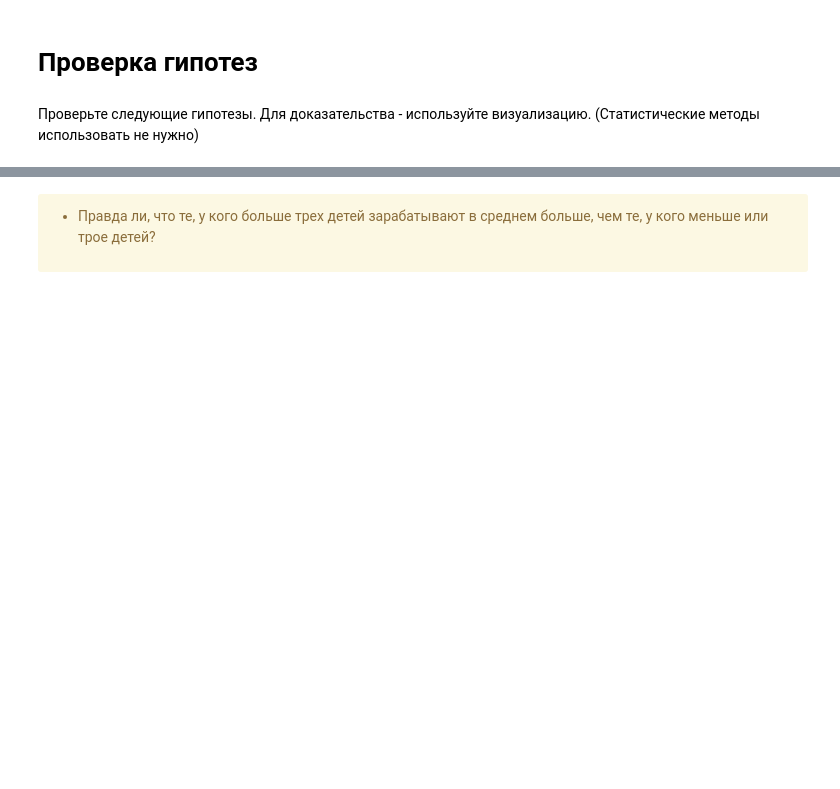
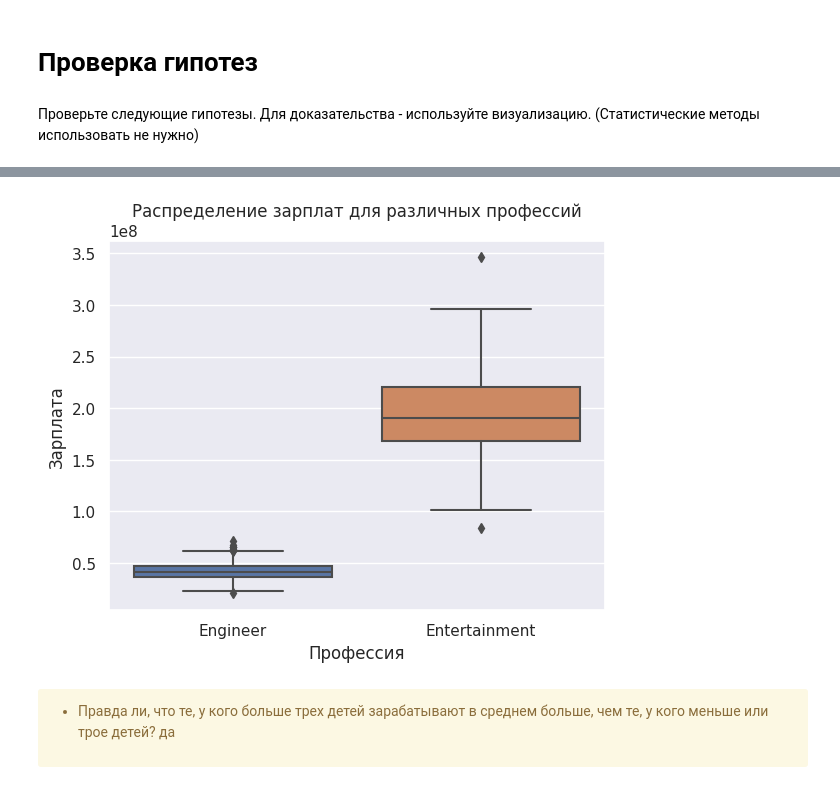
Before and after one commit to Andre-1970/Introduction_to_the_specialty_and_tools_for_working_with_data, a Jupyter notebook: M3_HW.ipynb, the cells around one changed output, grey strips where cells are left out. Cells and saved outputs as stored; diff of their text form; code cells hidden in the pictures; blank space fills up the shorter version.

```diff
--- a/M3_HW.ipynb
+++ b/M3_HW.ipynb
@@ -72,4 +160,15 @@ data.head()
+# %%
+subset = data[data['profession'].isin(['Engineer', 'Entertainment'])]
+
+sns.boxplot(x='profession', y='salary', data=subset)
+plt.title('Распределение зарплат для различных профессий')
+plt.xlabel('Профессия')
+plt.ylabel('Зарплата')
+plt.show()
+# %% [output]
+[figure, added]
 # %% [markdown]
 <div class="alert alert-warning">
 
 * Правда ли, что те, у кого больше трех детей зарабатывают в среднем больше, чем те, у кого меньше или трое детей?
+да
```
Also changed, not shown: parts of 13 cells of this notebook.
